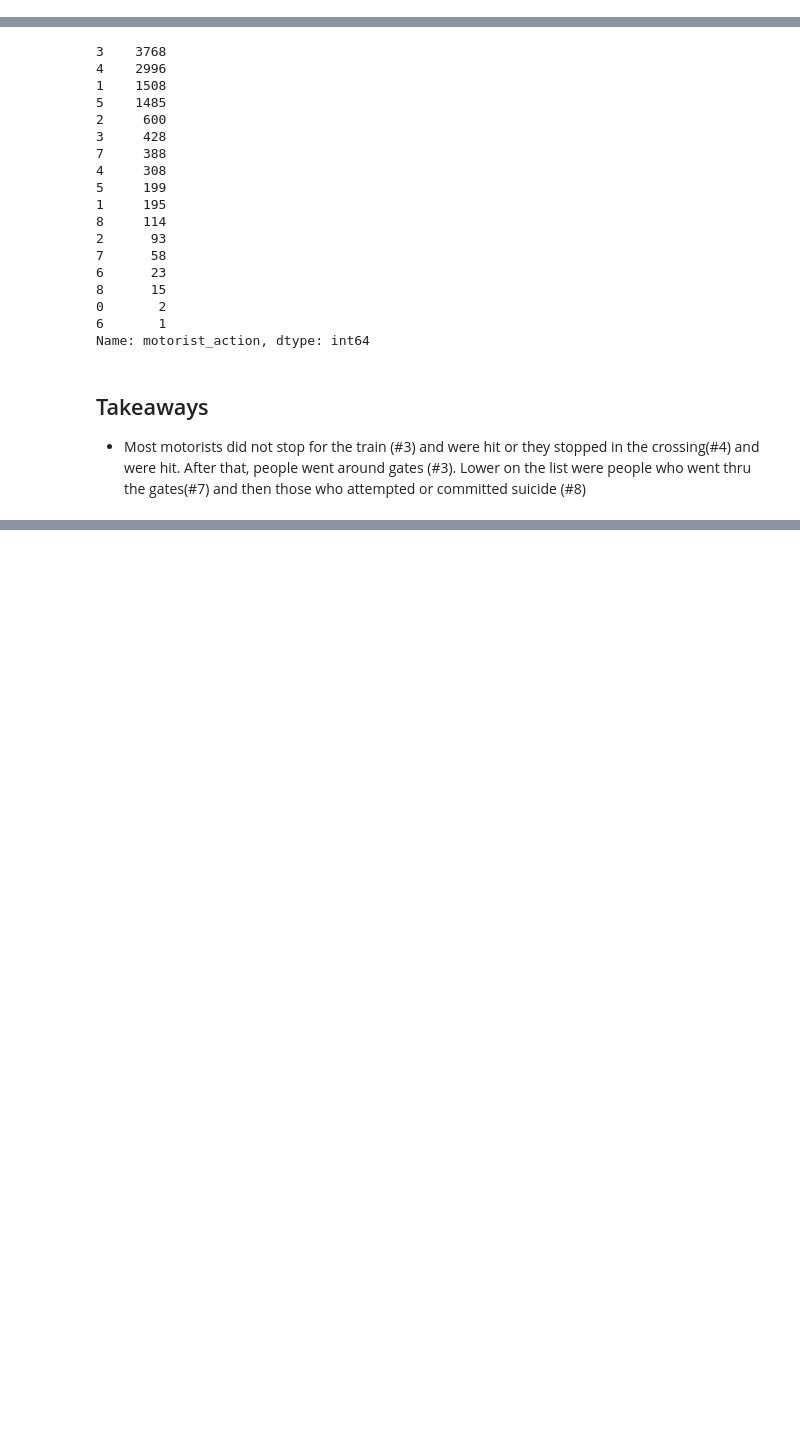
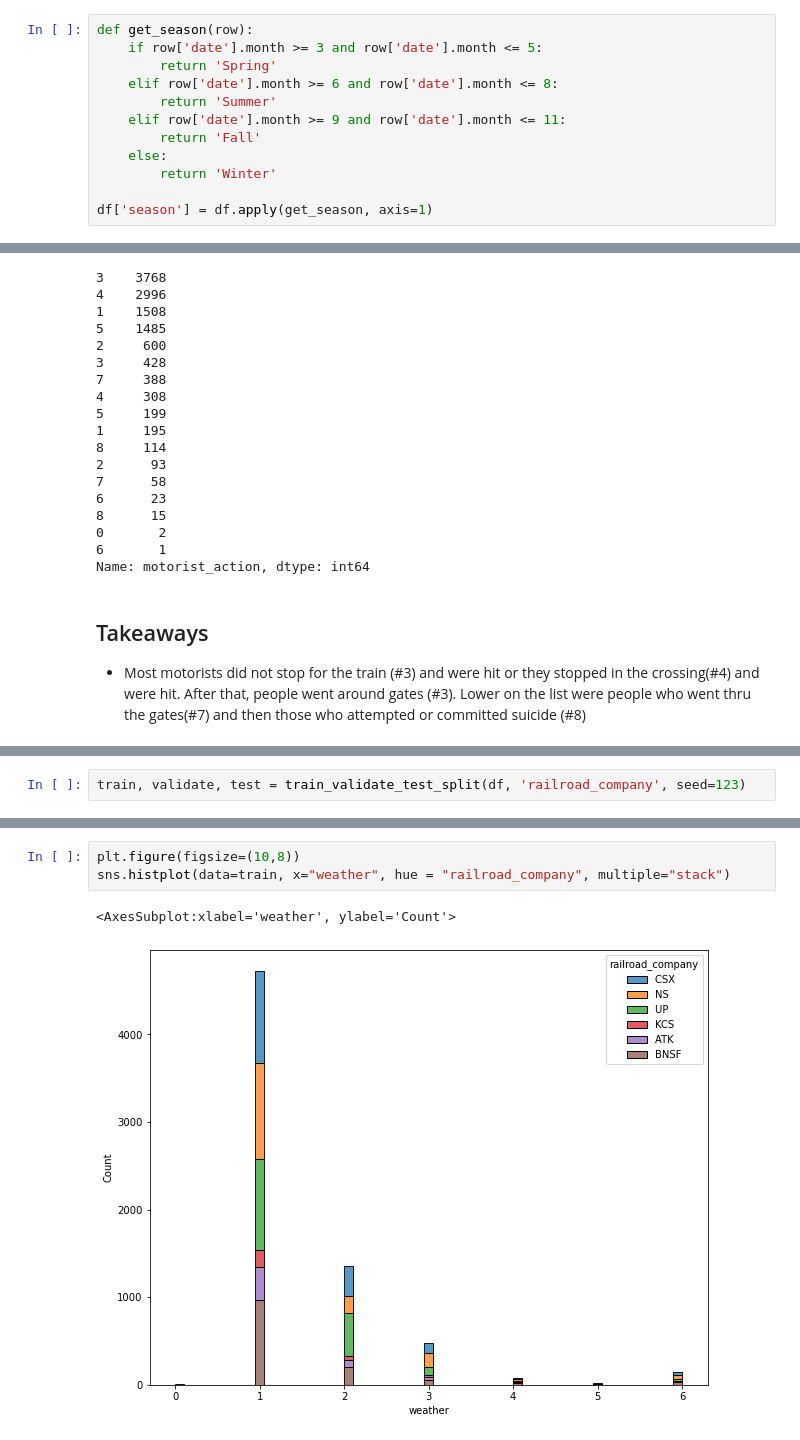
Before and after one commit to OTR-Capstone/Off_The_Rails, a Jupyter notebook: david_folder/explore_hwy_sandbox.ipynb, the cells around one changed output, grey strips where cells are left out. Saved outputs shown, nothing was run; the diff lists cells and outputs as text; blank space fills up the shorter version.

```diff
--- a/david_folder/explore_hwy_sandbox.ipynb
+++ b/david_folder/explore_hwy_sandbox.ipynb
@@ -20,3 +24,15 @@ df = prep_hwy_df(df)
 df.shape
 # %% [output]
 (12181, 48)
+# %%
+def get_season(row):
+    if row['date'].month >= 3 and row['date'].month <= 5:
+        return 'Spring'
+    elif row['date'].month >= 6 and row['date'].month <= 8:
+        return 'Summer'
+    elif row['date'].month >= 9 and row['date'].month <= 11:
+        return 'Fall'
+    else:
+        return 'Winter'
+
+df['season'] = df.apply(get_season, axis=1)
@@ -232,0 +257,2 @@ Name: motorist_action, dtype: int64
+# %%
+train, validate, test = train_validate_test_split(df, 'railroad_company', seed=123)
@@ -232,0 +285,6 @@ Name: motorist_action, dtype: int64
+# %%
+plt.figure(figsize=(10,8))
+sns.histplot(data=train, x="weather", hue = "railroad_company", multiple="stack")
+# %% [output]
+<AxesSubplot:xlabel='weather', ylabel='Count'>
+[figure, added]
```
Also changed, not shown: parts of 11 cells of this notebook.
